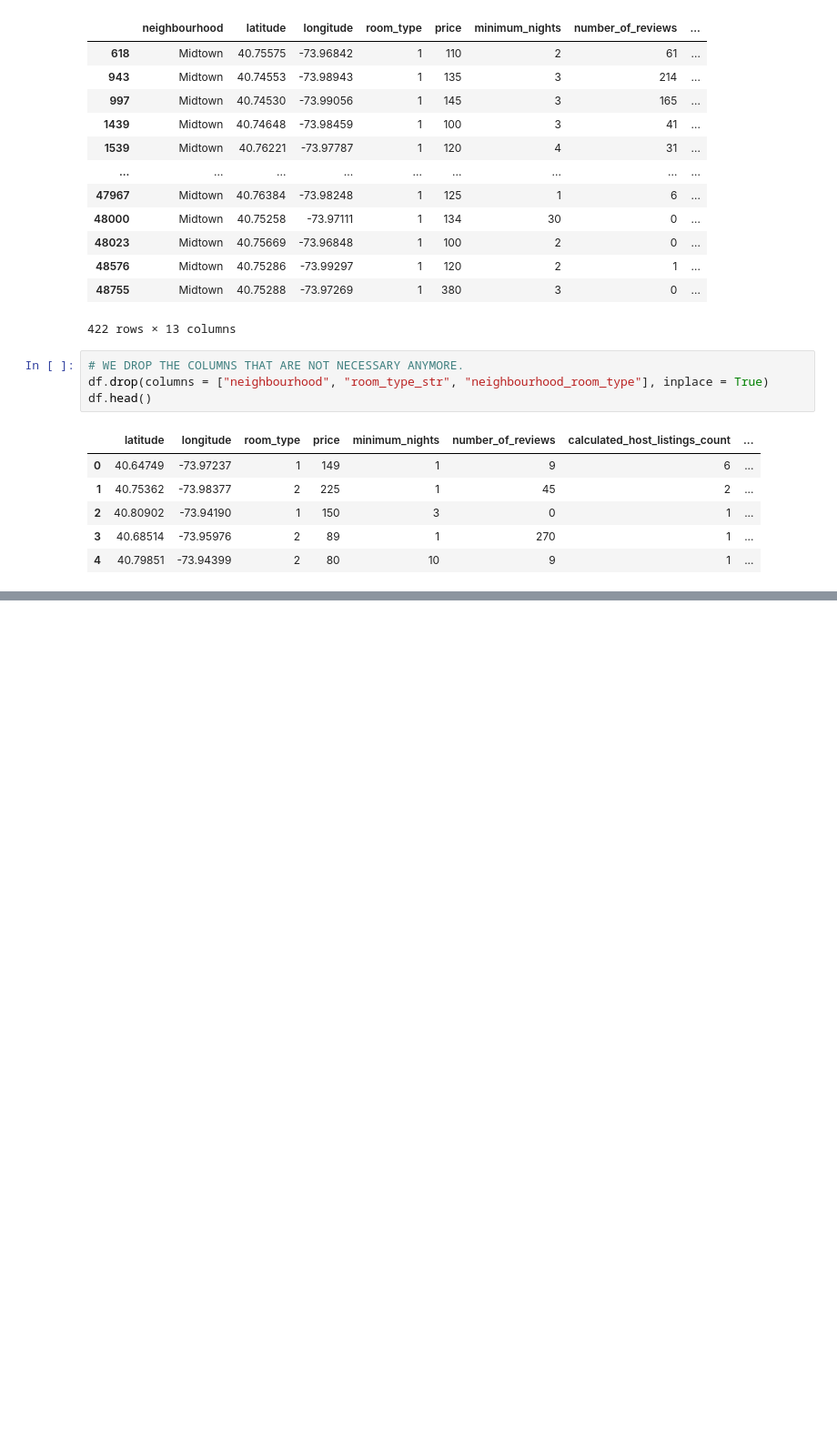
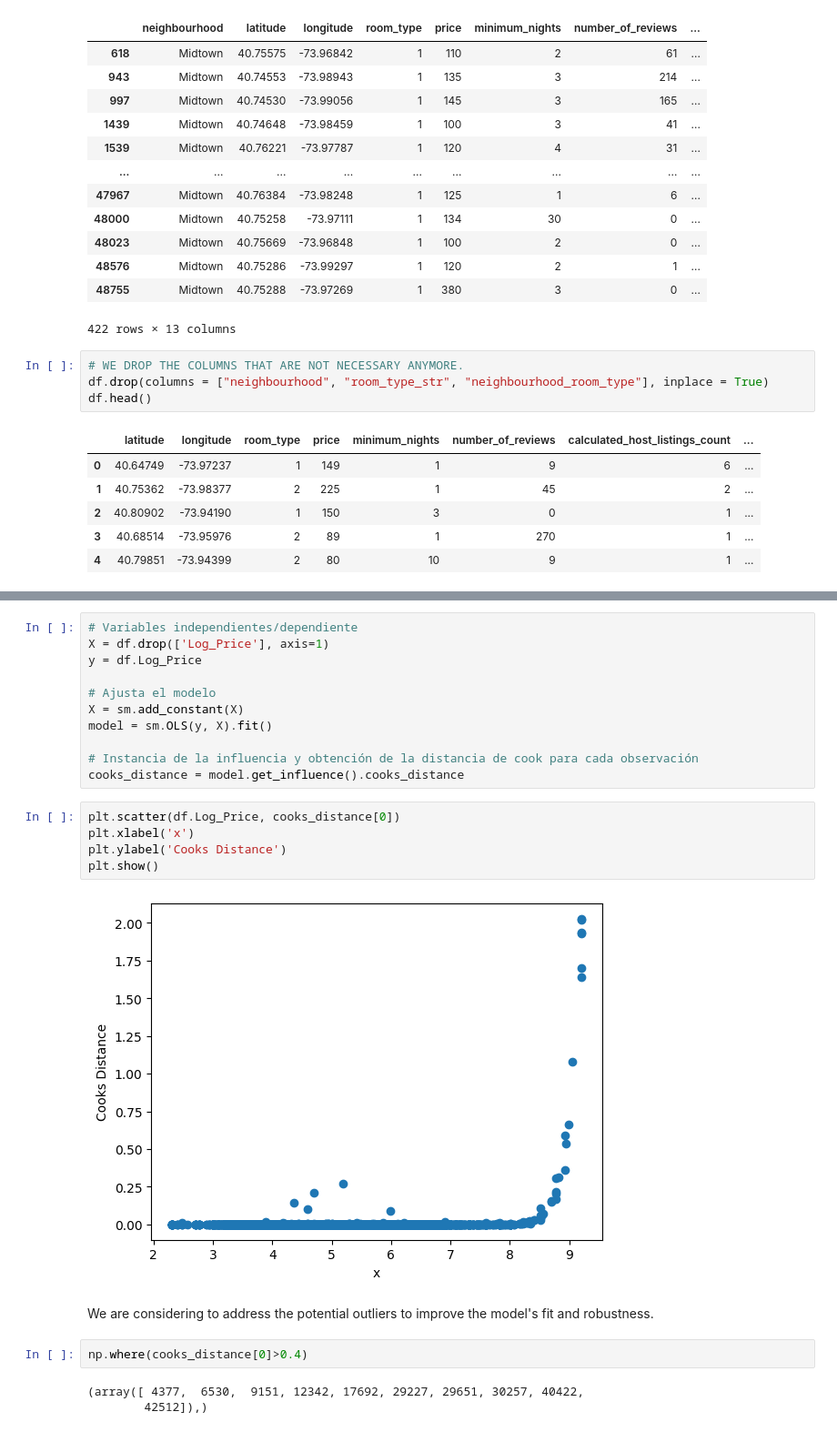
Before and after one commit to GuillePrograma94/machine-learning, a Jupyter notebook: src/explore.ipynb, the cells around one changed output, grey strips where cells are left out. Shown at 91% size. Drawn from its saved outputs; the diff is of its cells as text; blank space fills up the shorter version.

```diff
--- a/src/explore.ipynb
+++ b/src/explore.ipynb
@@ -194,0 +316,25 @@ df.head()
+# %%
+# Variables independientes/dependiente
+X = df.drop(['Log_Price'], axis=1)
+y = df.Log_Price
+
+# Ajusta el modelo
+X = sm.add_constant(X)
+model = sm.OLS(y, X).fit()
+
+# Instancia de la influencia y obtención de la distancia de cook para cada observación
+cooks_distance = model.get_influence().cooks_distance
+# %%
+plt.scatter(df.Log_Price, cooks_distance[0])
+plt.xlabel('x')
+plt.ylabel('Cooks Distance')
+plt.show()
+# %% [output]
+[figure, added]
+# %% [markdown]
+We are considering to address the potential outliers to improve the model's fit and robustness.
+# %%
+np.where(cooks_distance[0]>0.4)
+# %% [output]
+(array([ 4377,  6530,  9151, 12342, 17692, 29227, 29651, 30257, 40422,
+        42512]),)
```
Also changed, not shown: parts of 12 cells of this notebook.
